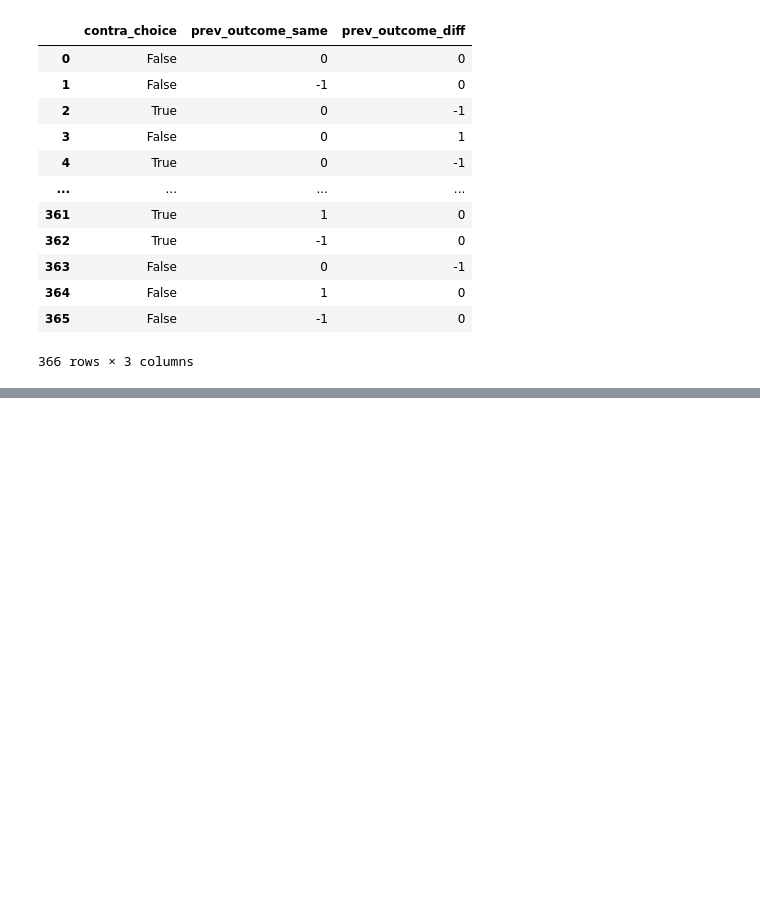
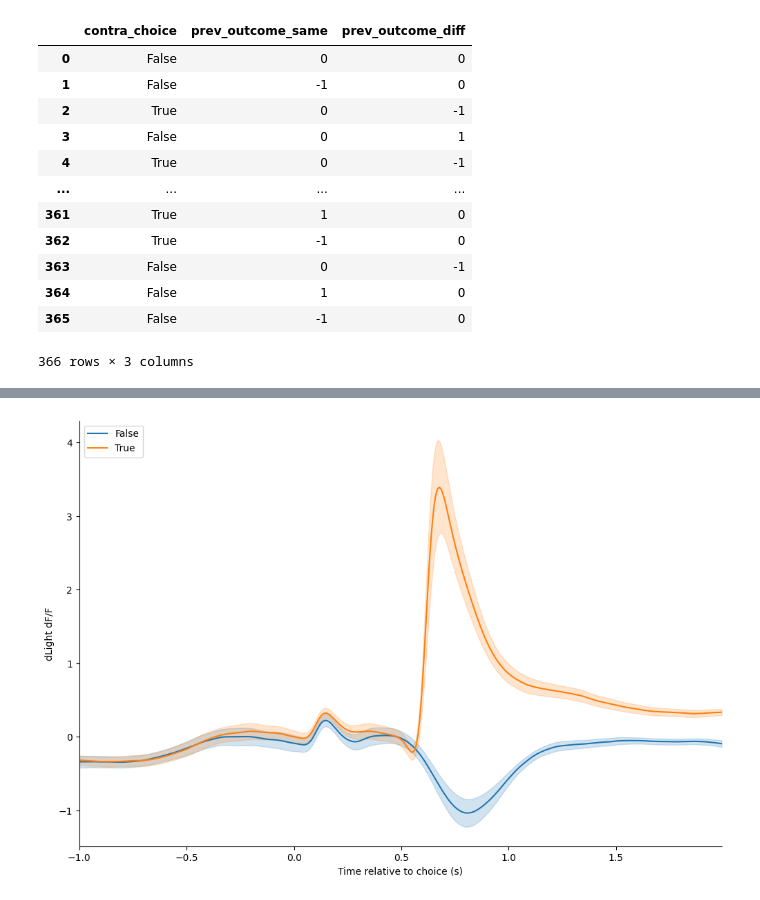
Before and after one commit to cognitive-circuits/photometry_analysis, a Jupyter notebook: photometry_analysis.ipynb, the cells around one changed output, grey strips where cells are left out. Saved outputs shown, nothing was run; the diff lists cells and outputs as text; code cells hidden in the pictures; blank space fills up the shorter version.

Commit message:
Cleaned up analysis section of notebook and added readme

```diff
--- a/photometry_analysis.ipynb
+++ b/photometry_analysis.ipynb
@@ -302,4 +312,5 @@ for session in sessions:
 # %%
-sessions = an.load_sessions(processed_data_dir) # Reload the sessions, now including the aligned signals.
+from pathlib import Path
+import code.analysis as an
 
-sessions_df = an.make_analysis_dataframe(sessions) # Make a dataframe containing data from all sessions.
+sessions = an.load_sessions(Path("data", "processed"))
@@ -313,0 +319,4 @@ an.regression_analysis(sessions_df, formula="outcome+contra_choice+correct", ali
+# %%
+sessions_df = an.make_multisession_dataframe(sessions) # Make a dataframe containing data from all sessions.
+
+sessions_df
@@ -313,0 +341,5 @@ an.regression_analysis(sessions_df, formula="outcome+contra_choice+correct", ali
+# %%
+# Plot the response aligned to the subjects choice response with trials split by outcome.
+an.plot_response(sessions_df, alignment="choice", hue="outcome")
+# %% [output]
+[figure, added]
```
Also changed, not shown: parts of 19 cells of this notebook, 3 other files.
